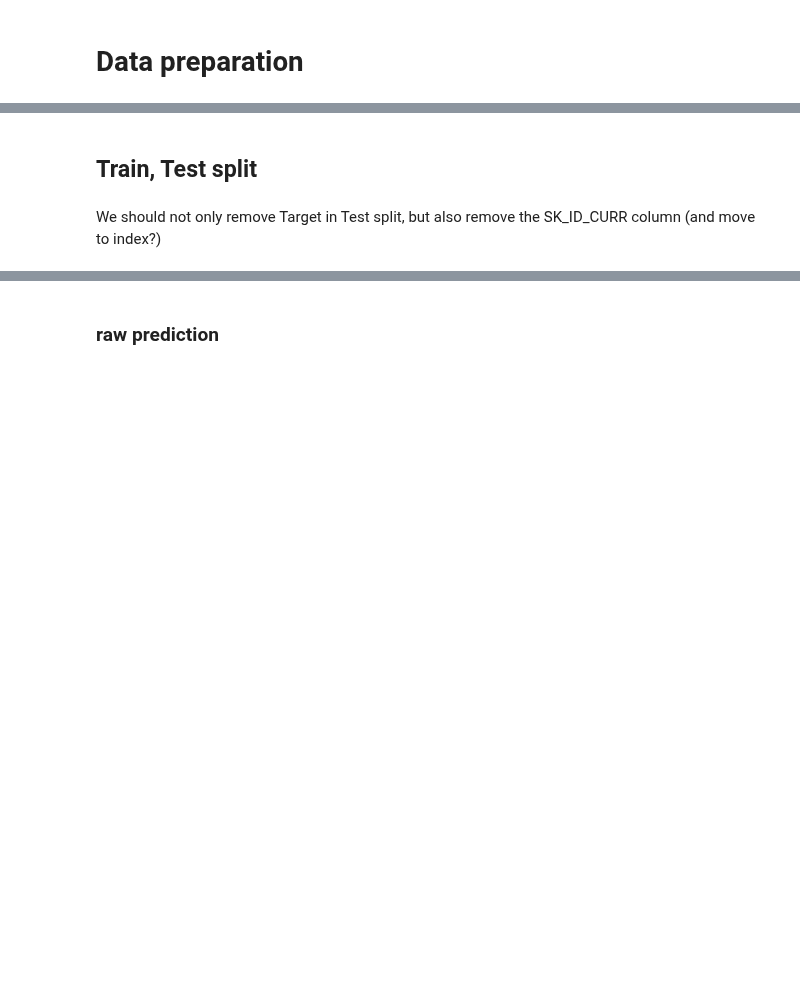
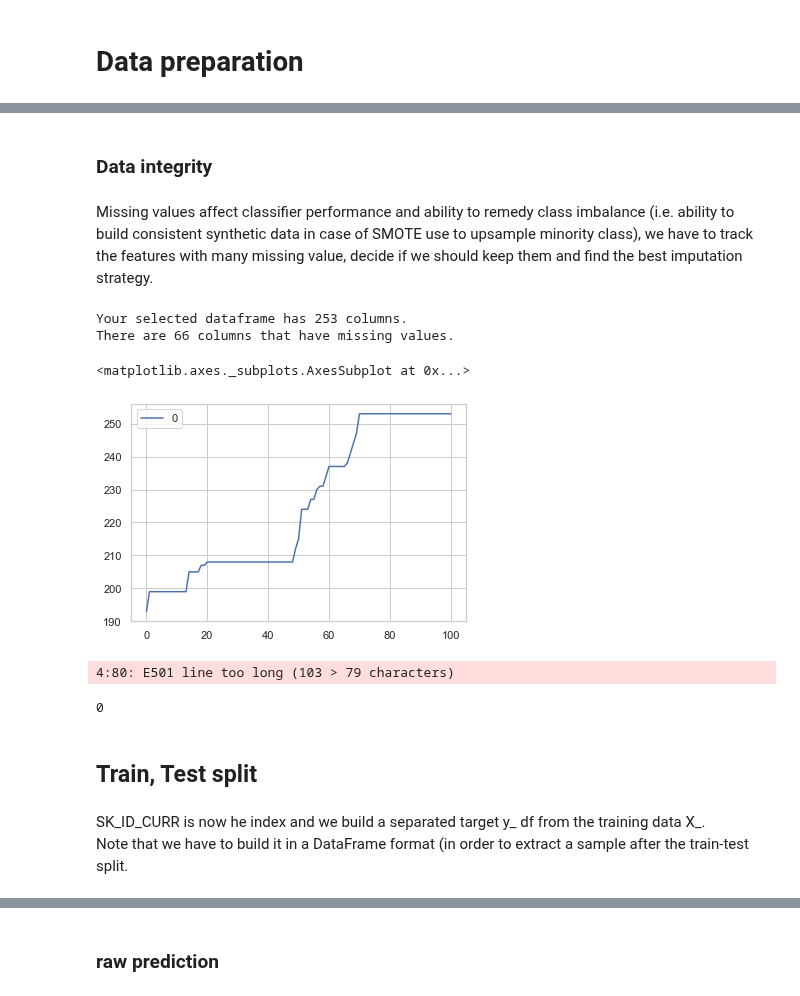
Before and after one commit to EtienneLardeur/P7_Scoring, a Jupyter notebook: P7_Model.ipynb, the cells around one changed output, grey strips where cells are left out. Saved outputs shown, nothing was run; the diff lists cells and outputs as text; code cells hidden in the pictures; blank space fills up the shorter version.

```diff
--- a/P7_Model.ipynb
+++ b/P7_Model.ipynb
@@ -71,3 +106,6 @@ application = pd.read_csv('Data/application_trunc.csv')
+# %%
+# remove index column
+any_application.drop(columns=['index'], inplace=True)
 # %% [markdown]
 # Data preparation
 # %% [markdown]
@@ -75,3 +113,4 @@ application = pd.read_csv('Data/application_trunc.csv')
 # %%
 # keep training applications only
-application = application[application['TARGET'].notna()]
+train = any_application[any_application['TARGET'].notna()]
+test = any_application[any_application['TARGET'].isna()]
@@ -82,5 +128,35 @@ application.shape
+# %%
+# set index with SK_ID_CURR
+train = train.set_index('SK_ID_CURR')
+test = test.set_index('SK_ID_CURR')
+# %% [markdown]
+### Data integrity
+# %% [markdown]
+Missing values affect classifier performance and ability to remedy class imbalance (i.e. ability to build consistent synthetic data in case of SMOTE use to upsample minority class), we have to track the features with many missing value, decide if we should keep them and find the best imputation strategy.
+# %%
+# check for missing values
+missing_values = missing_values_table(train)
+# %% [output]
+Your selected dataframe has 253 columns.
+There are 66 columns that have missing values.
+# %%
+# get the missing curve
+missing_list = []
+for i in np.arange(0, 101, 1):
+    missing = train.shape[1] - len(list(missing_values.index[missing_values['% of Total Values'] > i]))
+    missing_list.append(missing)
+pd.DataFrame(missing_list).plot()
+# %% [output]
+<matplotlib.axes._subplots.AxesSubplot at 0x...>
+[figure, added]
+4:80: E501 line too long (103 > 79 characters)
+# %%
+len(list(missing_values.index[missing_values['% of Total Values'] > 90]))
+# %% [output]
+0
 # %% [markdown]
 ## Train, Test split
-# %% [markdown]
-We should not only remove Target in Test split, but also remove the SK_ID_CURR column (and move to index?)
+# %% [markdown]
+SK_ID_CURR is now he index and we build a separated target y_ df from the training data X_. <br/>
+Note that we have to build it in a DataFrame format (in order to extract a sample after the train-test split.
 # %%
```
Also changed, not shown: parts of 96 cells of this notebook.
